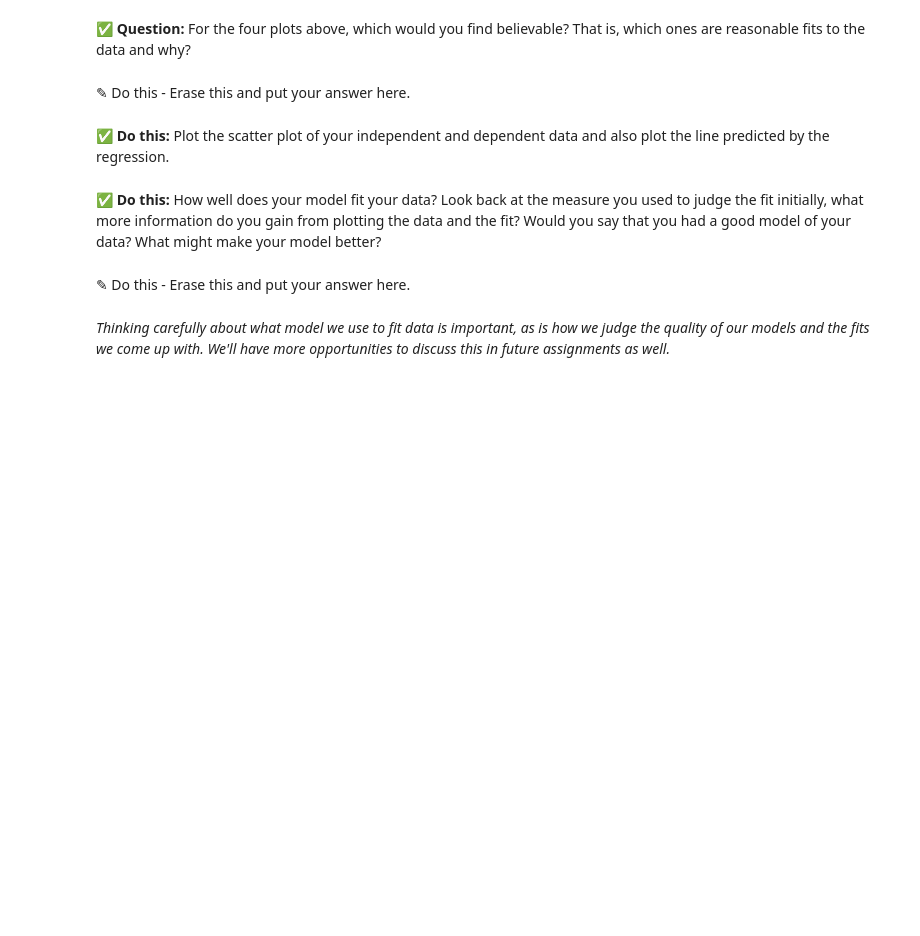
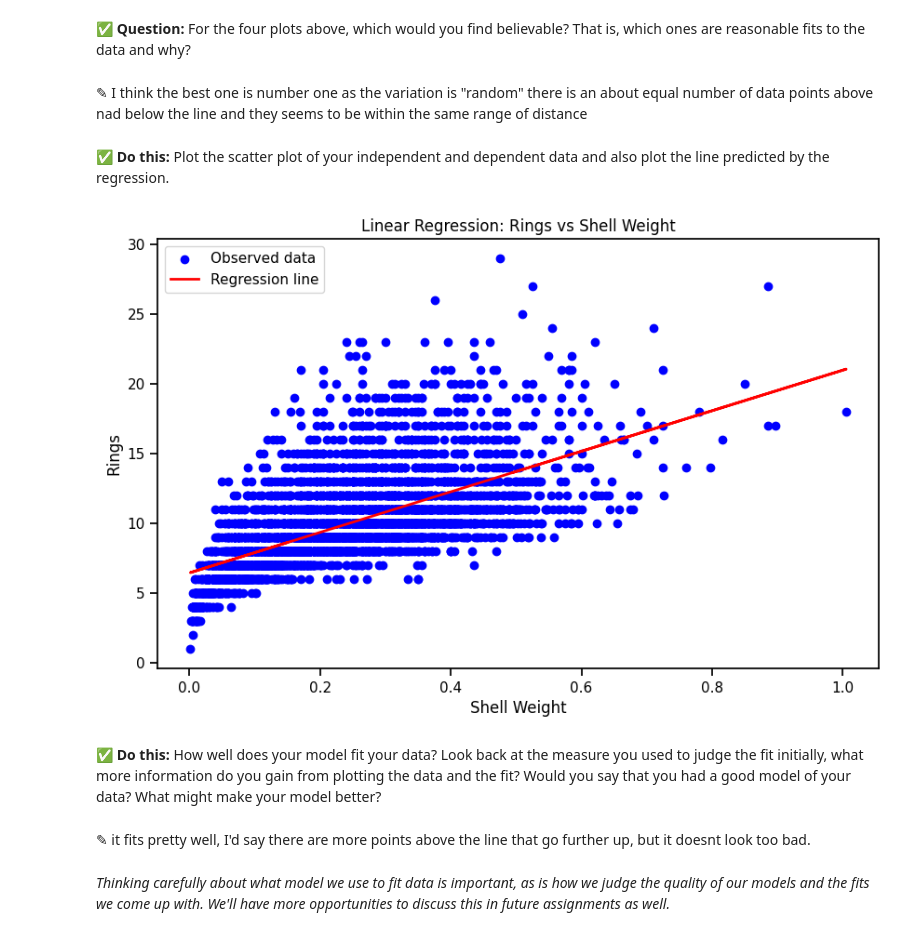
Before and after one commit to eliasel3-hub/CMSE202-f25-turnin, a Jupyter notebook: Day-13/Day-13_In-Class-Regression-Elena.ipynb, the cells around one changed output. Drawn from its saved outputs; the diff is of its cells as text; code cells hidden in the pictures; blank space fills up the shorter version.

```diff
--- a/Day-13/Day-13_In-Class-Regression-Elena.ipynb
+++ b/Day-13/Day-13_In-Class-Regression-Elena.ipynb
@@ -151,7 +257,7 @@ Mathematically, any data can be fit to a line. Whether a line is a good model to
 You can see that each data set is different, but the mathematical model that fits each of these data sets is the same! You must be careful that your data do not violate one or more of the [underlying assumptions of linear fitting](https://en.wikipedia.org/wiki/Linear_regression#Assumptions). This is one reason it is incredibly important to visualize your data and the model that fits it.
 # %% [markdown]
 **&#9989; Question:** For the four plots above, which would you find believable? That is, which ones are reasonable fits to the data and why?
-# %% [markdown]
-<font size=+3>&#9998;</font> Do this - Erase this and put your answer here.
+# %% [markdown]
+<font size=+3>&#9998;</font> I think the best one is number one as the variation is "random" there is an about equal number of data points above nad below the line and they seems to be within the same range of distance
 # %% [markdown]
 **&#9989; Do this:** Plot the scatter plot of your independent and dependent data and also plot the line predicted by the regression.
@@ -160,7 +264,26 @@ You can see that each data set is different, but the mathematical model that fit
+# %%
+# put your code here
+import matplotlib.pyplot as plt
+
+# Scatter plot of original data
+plt.figure(figsize=(10, 6))
+plt.scatter(x, y, color='blue', label='Observed data')
+
+# Regression line
+plt.plot(x, results.predict(x_with_cnst), color='red', linewidth=2, label='Regression line')
+
+# Labels and title
+plt.xlabel('Shell Weight')
+plt.ylabel('Rings')
+plt.title('Linear Regression: Rings vs Shell Weight')
+plt.legend()
+plt.show()
+# %% [output]
+[figure, added]
 # %% [markdown]
 **&#9989; Do this:** How well does your model fit your data? Look back at the measure you used to judge the fit initially, what more information do you gain from plotting the data and the fit? Would you say that you had a good model of your data? What might make your model better?
-# %% [markdown]
-<font size=+3>&#9998;</font> Do this - Erase this and put your answer here.
+# %% [markdown]
+<font size=+3>&#9998;</font> it fits pretty well, I'd say there are more points above the line that go further up, but it doesnt look too bad.
 # %% [markdown]
 _Thinking carefully about what model we use to fit data is important, as is how we judge the quality of our models and the fits we come up with. We'll have more opportunities to discuss this in future assignments as well._
 # %% [markdown]
```
Also changed, not shown: parts of 30 cells of this notebook, 2 other files.
